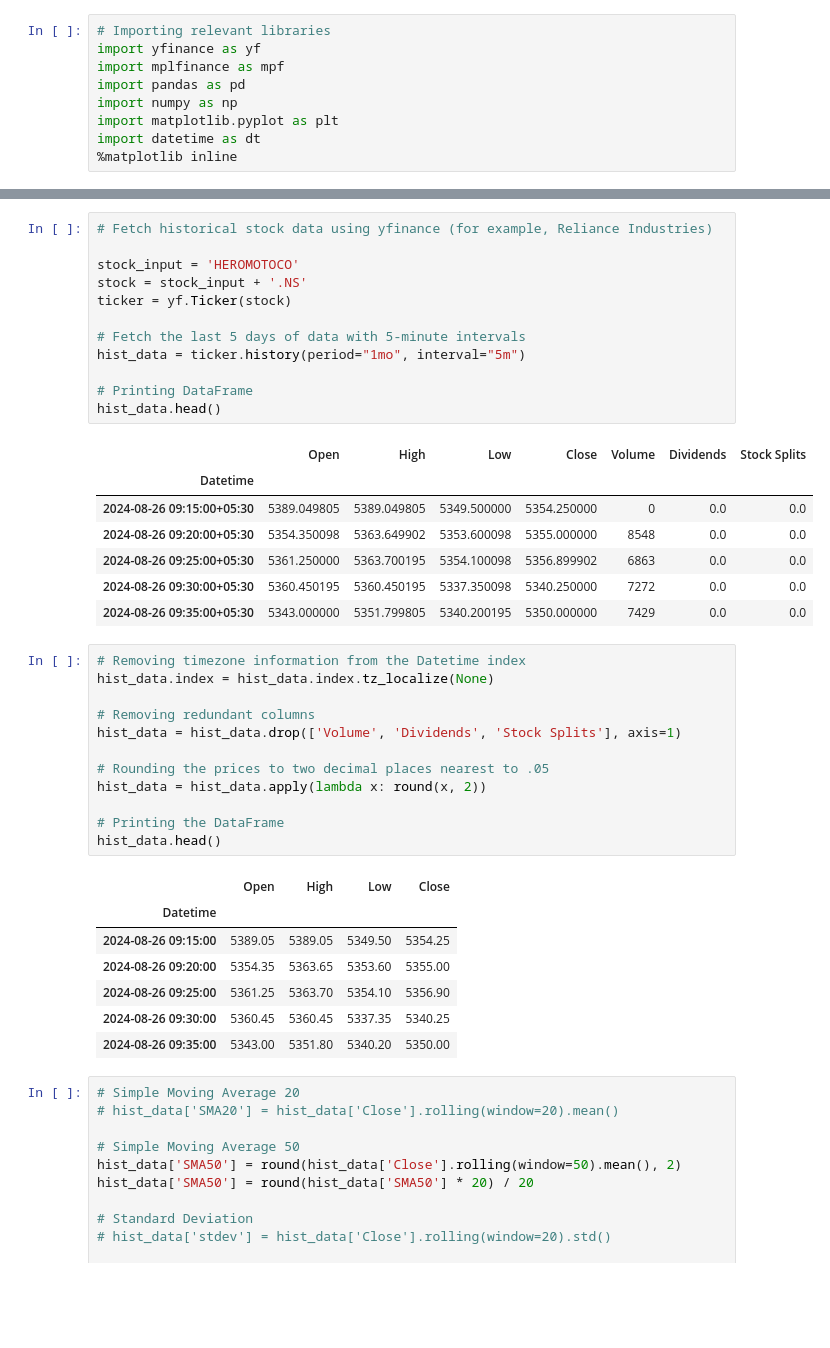
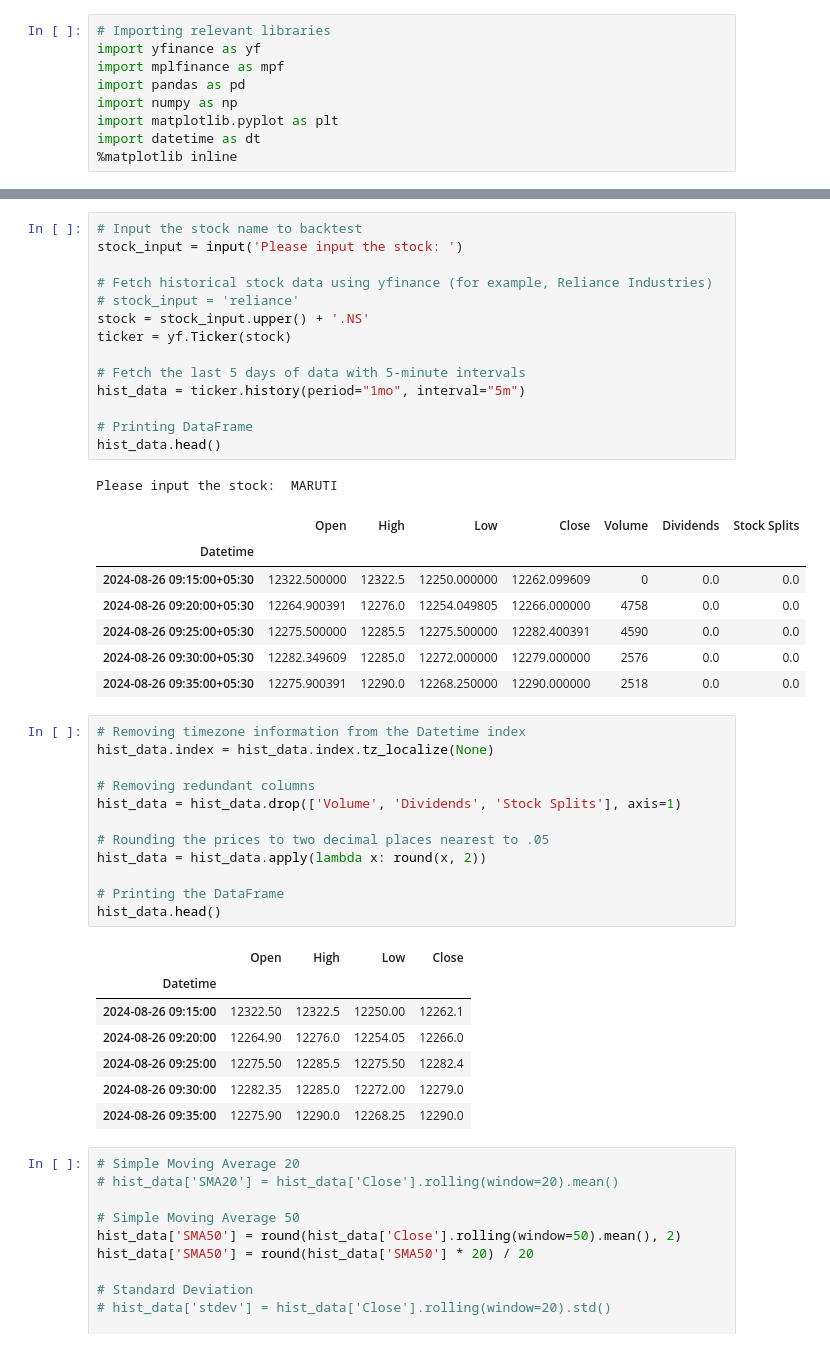
Before and after one commit to geettandon/Backtesting_Python, a Jupyter notebook: ABC5_Backtesting.ipynb, the cells around one changed output, grey strips where cells are left out. Drawn from its saved outputs; the diff is of its cells as text; blank space fills up the shorter version.

```diff
--- a/ABC5_Backtesting.ipynb
+++ b/ABC5_Backtesting.ipynb
@@ -10,23 +19,26 @@ import datetime as dt
 # %%
+# Input the stock name to backtest
+stock_input = input('Please input the stock: ')
+
 # Fetch historical stock data using yfinance (for example, Reliance Industries)
-
-stock_input = 'HEROMOTOCO'
-stock = stock_input + '.NS'
+# stock_input = 'reliance'
+stock = stock_input.upper() + '.NS'
 ticker = yf.Ticker(stock)
 
 # Fetch the last 5 days of data with 5-minute intervals
 hist_data = ticker.history(period="1mo", interval="5m")
 
 # Printing DataFrame
 hist_data.head()
 # %% [output]
+Please input the stock:  MARUTI
 |  | Open | High | Low | Close | Volume | Dividends | Stock Splits |
 | Datetime |  |  |  |  |  |  |  |
-| 2024-08-26 09:15:00+05:30 | 5389.049805 | 5389.049805 | 5349.500000 | 5354.250000 | 0 | 0.0 | 0.0 |
-| 2024-08-26 09:20:00+05:30 | 5354.350098 | 5363.649902 | 5353.600098 | 5355.000000 | 8548 | 0.0 | 0.0 |
-| 2024-08-26 09:25:00+05:30 | 5361.250000 | 5363.700195 | 5354.100098 | 5356.899902 | 6863 | 0.0 | 0.0 |
-| 2024-08-26 09:30:00+05:30 | 5360.450195 | 5360.450195 | 5337.350098 | 5340.250000 | 7272 | 0.0 | 0.0 |
-| 2024-08-26 09:35:00+05:30 | 5343.000000 | 5351.799805 | 5340.200195 | 5350.000000 | 7429 | 0.0 | 0.0 |
+| 2024-08-26 09:15:00+05:30 | 12322.500000 | 12322.5 | 12250.000000 | 12262.099609 | 0 | 0.0 | 0.0 |
+| 2024-08-26 09:20:00+05:30 | 12264.900391 | 12276.0 | 12254.049805 | 12266.000000 | 4758 | 0.0 | 0.0 |
+| 2024-08-26 09:25:00+05:30 | 12275.500000 | 12285.5 | 12275.500000 | 12282.400391 | 4590 | 0.0 | 0.0 |
+| 2024-08-26 09:30:00+05:30 | 12282.349609 | 12285.0 | 12272.000000 | 12279.000000 | 2576 | 0.0 | 0.0 |
+| 2024-08-26 09:35:00+05:30 | 12275.900391 | 12290.0 | 12268.250000 | 12290.000000 | 2518 | 0.0 | 0.0 |
 # %%
 # Removing timezone information from the Datetime index
 hist_data.index = hist_data.index.tz_localize(None)
@@ -42,11 +54,11 @@ hist_data.head()
 # %% [output]
 |  | Open | High | Low | Close |
 | Datetime |  |  |  |  |
-| 2024-08-26 09:15:00 | 5389.05 | 5389.05 | 5349.50 | 5354.25 |
-| 2024-08-26 09:20:00 | 5354.35 | 5363.65 | 5353.60 | 5355.00 |
-| 2024-08-26 09:25:00 | 5361.25 | 5363.70 | 5354.10 | 5356.90 |
-| 2024-08-26 09:30:00 | 5360.45 | 5360.45 | 5337.35 | 5340.25 |
-| 2024-08-26 09:35:00 | 5343.00 | 5351.80 | 5340.20 | 5350.00 |
+| 2024-08-26 09:15:00 | 12322.50 | 12322.5 | 12250.00 | 12262.1 |
+| 2024-08-26 09:20:00 | 12264.90 | 12276.0 | 12254.05 | 12266.0 |
+| 2024-08-26 09:25:00 | 12275.50 | 12285.5 | 12275.50 | 12282.4 |
+| 2024-08-26 09:30:00 | 12282.35 | 12285.0 | 12272.00 | 12279.0 |
+| 2024-08-26 09:35:00 | 12275.90 | 12290.0 | 12268.25 | 12290.0 |
 # %%
 # Simple Moving Average 20
 # hist_data['SMA20'] = hist_data['Close'].rolling(window=20).mean()
```
Also changed, not shown: parts of 17 cells of this notebook.
